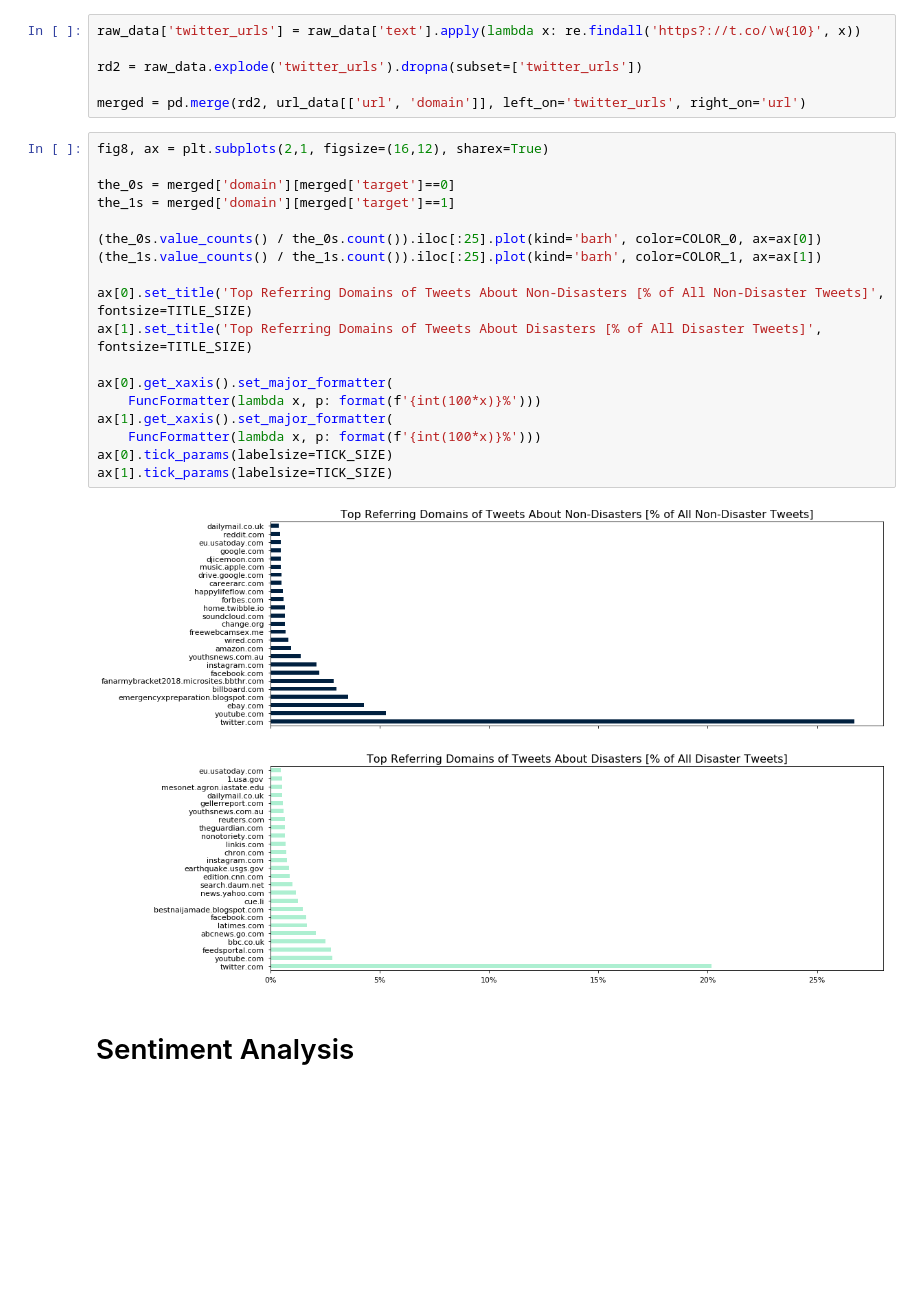
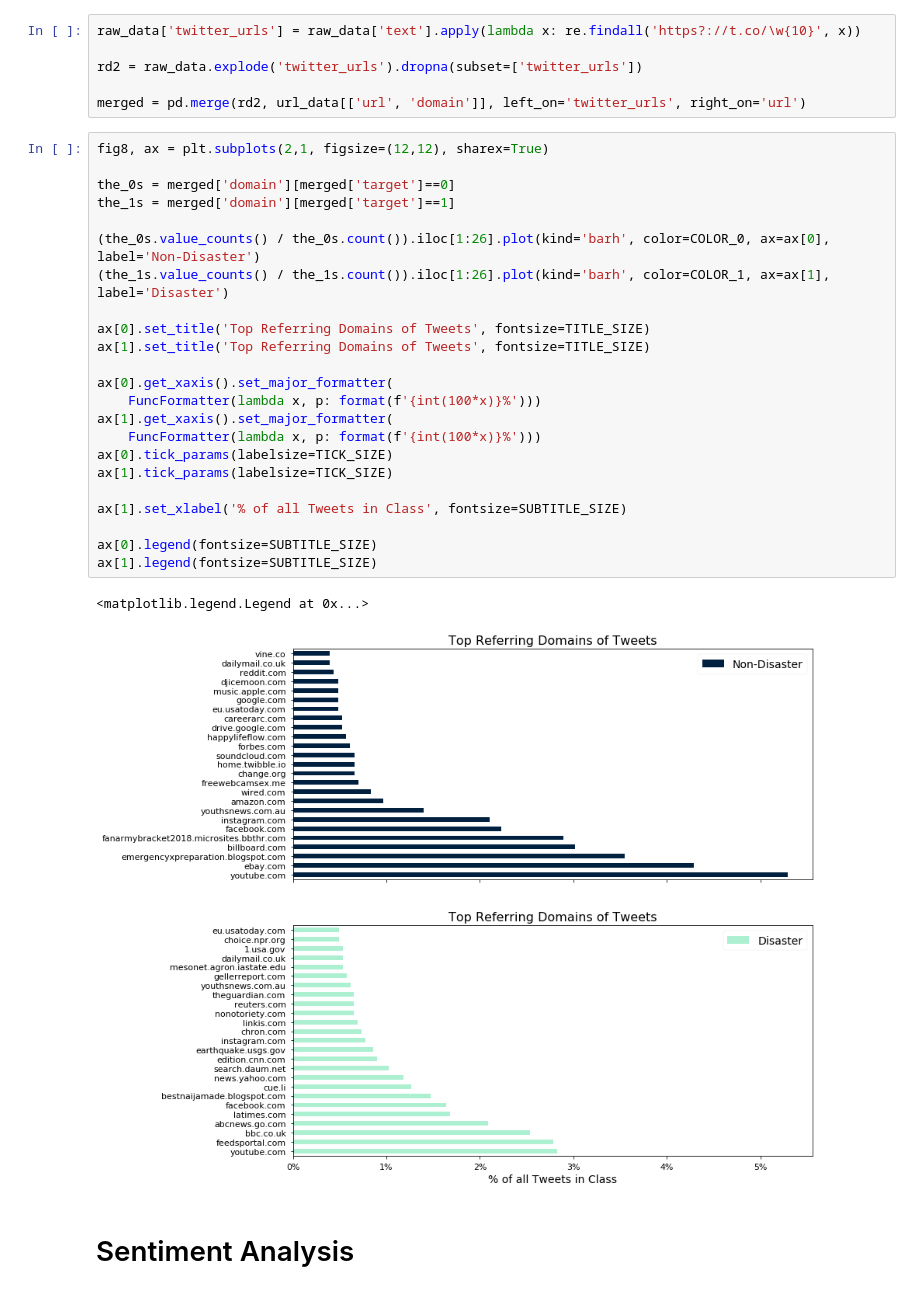
Before and after one commit to vegarab/aml-twitter-fakeornot, a Jupyter notebook: notebooks/quantitative-stats.ipynb, the cells around one changed output. Cells and saved outputs as stored; diff of their text form; blank space fills up the shorter version.

```diff
--- a/notebooks/quantitative-stats.ipynb
+++ b/notebooks/quantitative-stats.ipynb
@@ -354,25 +354,31 @@ rd2 = raw_data.explode('twitter_urls').dropna(subset=['twitter_urls'])
 
 merged = pd.merge(rd2, url_data[['url', 'domain']], left_on='twitter_urls', right_on='url')
 # %%
-fig8, ax = plt.subplots(2,1, figsize=(16,12), sharex=True)
+fig8, ax = plt.subplots(2,1, figsize=(12,12), sharex=True)
 
 the_0s = merged['domain'][merged['target']==0]
 the_1s = merged['domain'][merged['target']==1]
 
-(the_0s.value_counts() / the_0s.count()).iloc[:25].plot(kind='barh', color=COLOR_0, ax=ax[0])
-(the_1s.value_counts() / the_1s.count()).iloc[:25].plot(kind='barh', color=COLOR_1, ax=ax[1])
+(the_0s.value_counts() / the_0s.count()).iloc[1:26].plot(kind='barh', color=COLOR_0, ax=ax[0], label='Non-Disaster')
+(the_1s.value_counts() / the_1s.count()).iloc[1:26].plot(kind='barh', color=COLOR_1, ax=ax[1], label='Disaster')
 
-ax[0].set_title('Top Referring Domains of Tweets About Non-Disasters [% of All Non-Disaster Tweets]', fontsize=TITLE_SIZE)
-ax[1].set_title('Top Referring Domains of Tweets About Disasters [% of All Disaster Tweets]', fontsize=TITLE_SIZE)
+ax[0].set_title('Top Referring Domains of Tweets', fontsize=TITLE_SIZE)
+ax[1].set_title('Top Referring Domains of Tweets', fontsize=TITLE_SIZE)
 
 ax[0].get_xaxis().set_major_formatter(
     FuncFormatter(lambda x, p: format(f'{int(100*x)}%')))
 ax[1].get_xaxis().set_major_formatter(
     FuncFormatter(lambda x, p: format(f'{int(100*x)}%')))
 ax[0].tick_params(labelsize=TICK_SIZE)
 ax[1].tick_params(labelsize=TICK_SIZE)
+
+ax[1].set_xlabel('% of all Tweets in Class', fontsize=SUBTITLE_SIZE)
+
+ax[0].legend(fontsize=SUBTITLE_SIZE)
+ax[1].legend(fontsize=SUBTITLE_SIZE)
 # %% [output]
+<matplotlib.legend.Legend at 0x...>
-[figure, old version]
+[figure, new version]
 # %% [markdown]
 # Sentiment Analysis
 # %%
```
Also changed, not shown: parts of 7 cells of this notebook, 7 other files.
